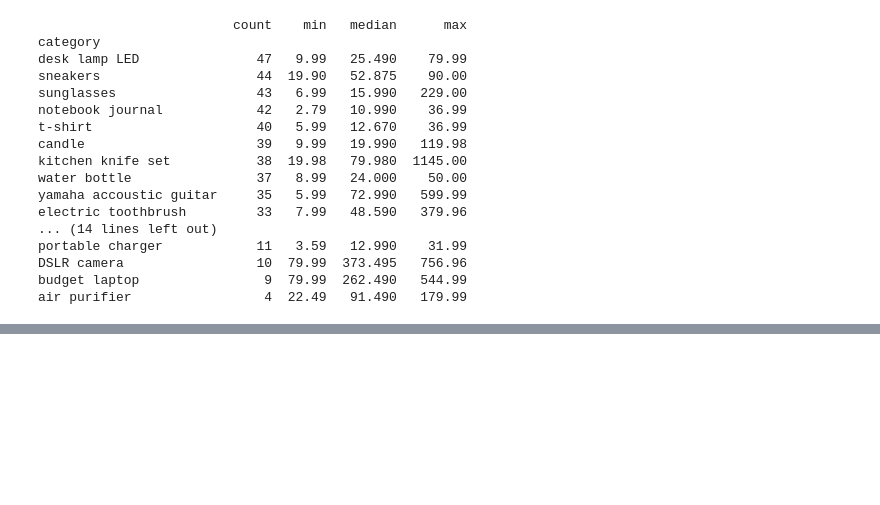
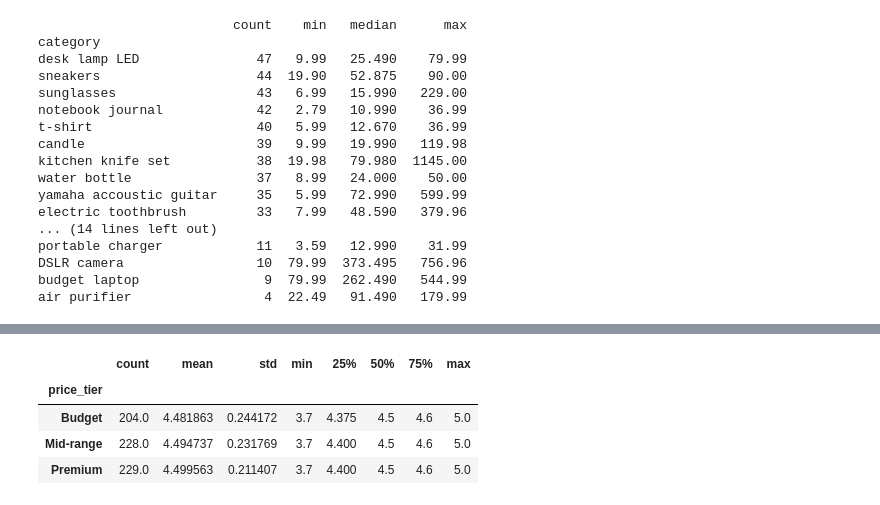
Before and after one commit to Rafi3215987/AmazonScrapper, a Jupyter notebook: FeatureD.ipynb, the cells around one changed output, grey strips where cells are left out. Cells and saved outputs as stored; diff of their text form; code cells hidden in the pictures; blank space fills up the shorter version.

```diff
--- a/FeatureD.ipynb
+++ b/FeatureD.ipynb
@@ -246,0 +744,8 @@ air purifier                 4  22.49   91.490   179.99
+# %%
+df.groupby("price_tier")["rating"].describe()
+# %% [output]
+|  | count | mean | std | min | 25% | 50% | 75% | max |
+| price_tier |  |  |  |  |  |  |  |  |
+| Budget | 204.0 | 4.481863 | 0.244172 | 3.7 | 4.375 | 4.5 | 4.6 | 5.0 |
+| Mid-range | 228.0 | 4.494737 | 0.231769 | 3.7 | 4.400 | 4.5 | 4.6 | 5.0 |
+| Premium | 229.0 | 4.499563 | 0.211407 | 3.7 | 4.400 | 4.5 | 4.6 | 5.0 |
```
Also changed, not shown: parts of 54 cells of this notebook, 3 other files.
